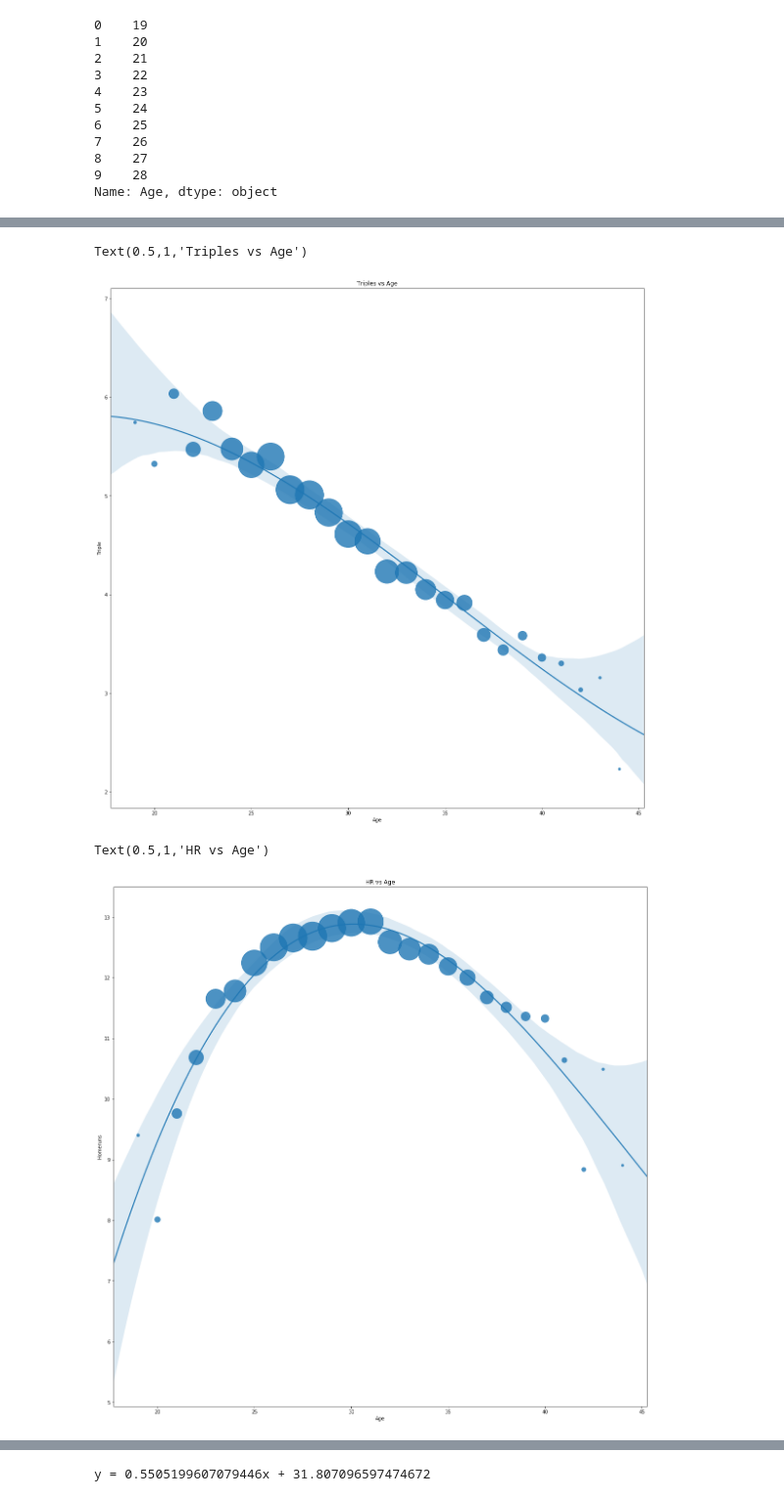
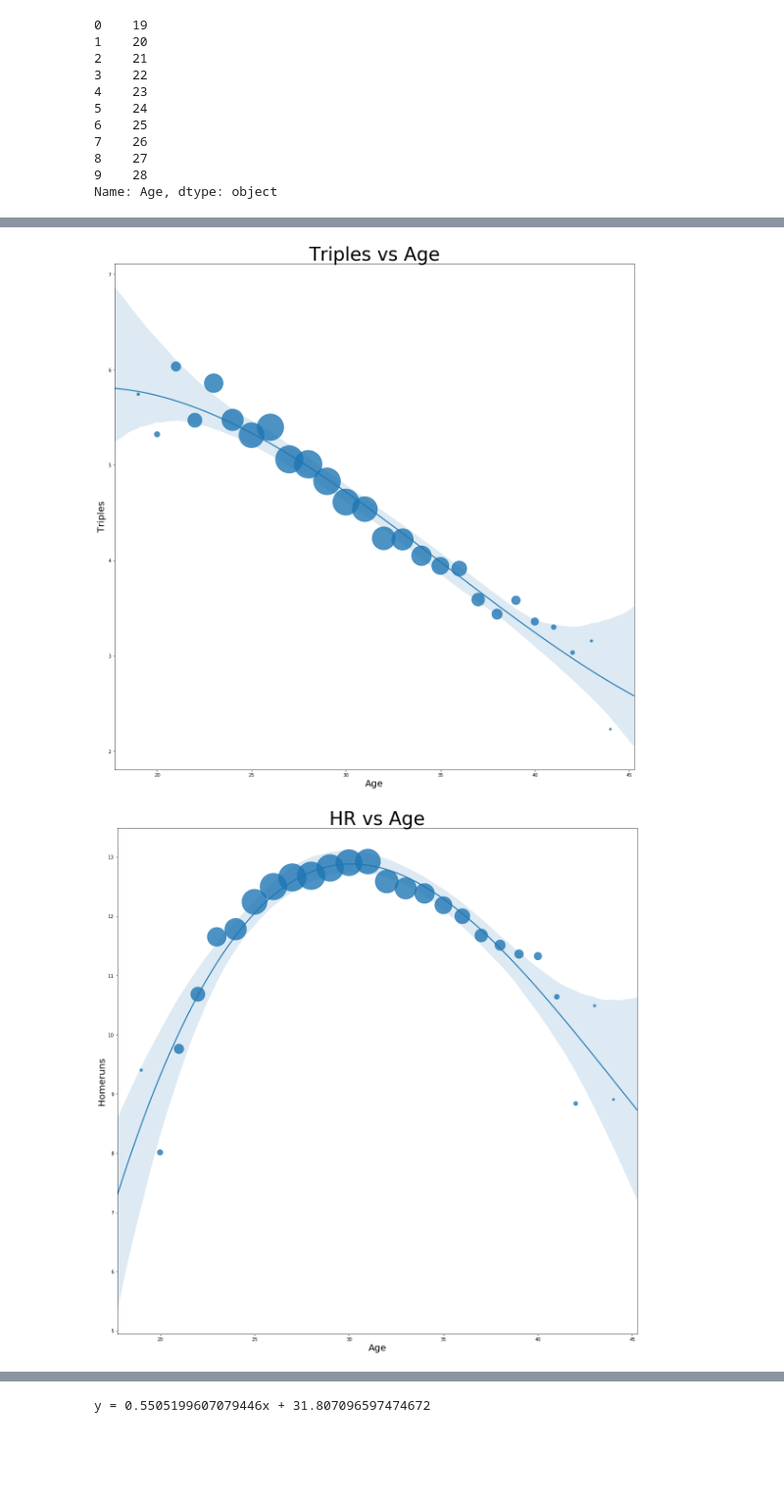
Before and after one commit to AGBarbour/Project-1, a Jupyter notebook: Batting.ipynb, the cells around one changed output, grey strips where cells are left out. Shown at 98% size. Cells and saved outputs as stored; diff of their text form; code cells hidden in the pictures; blank space fills up the shorter version.

```diff
--- a/Batting.ipynb
+++ b/Batting.ipynb
@@ -421,18 +472,22 @@ Text(0.5,1,'Doubles vs Age')
 a4_dims = (20, 20)
 fig, ax = plt.subplots(figsize=a4_dims)
 sns.regplot(x='Age',y='Triple', data=agesDF, ax=ax,scatter_kws={"s": 10*agesDF['Count']**(4/5)},order=3)
-plt.title('Triples vs Age')
+plt.title('Triples vs Age', fontsize = 40)
+plt.xlabel('Age', fontsize = 20)
+plt.ylabel('Triples', fontsize = 20)
+plt.savefig('Batting Output/Triples.png')
 # %% [output]
-Text(0.5,1,'Triples vs Age')
-[figure, old version]
+[figure, new version]
 # %%
 a4_dims = (20, 20)
 fig, ax = plt.subplots(figsize=a4_dims)
 sns.regplot(x='Age',y='Homeruns', data=agesDF, ax=ax,scatter_kws={"s": 10*agesDF['Count']**(4/5)},order=3)
-plt.title('HR vs Age')
+plt.title('HR vs Age', fontsize = 40)
+plt.xlabel('Age', fontsize = 20)
+plt.ylabel('Homeruns', fontsize = 20)
+plt.savefig('Batting Output/Homeruns.png')
 # %% [output]
-Text(0.5,1,'HR vs Age')
-[figure, old version]
+[figure, new version]
 # %%
 a4_dims = (20, 20)
 fig, ax = plt.subplots(figsize=a4_dims)
```
Also changed, not shown: parts of 12 cells of this notebook, 8 other files.
